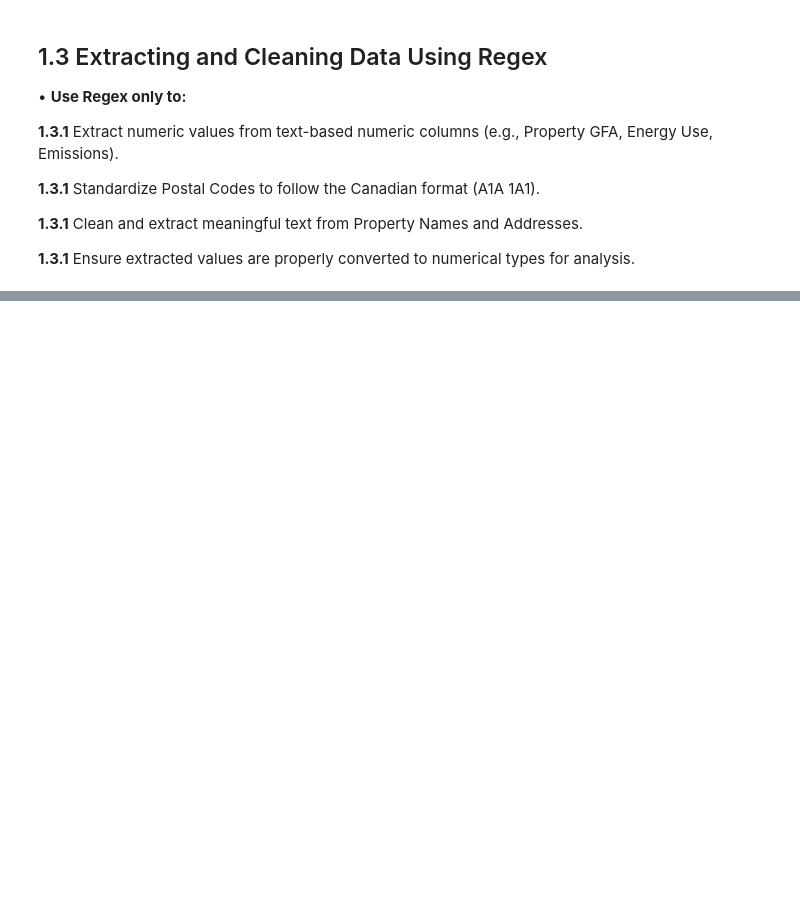
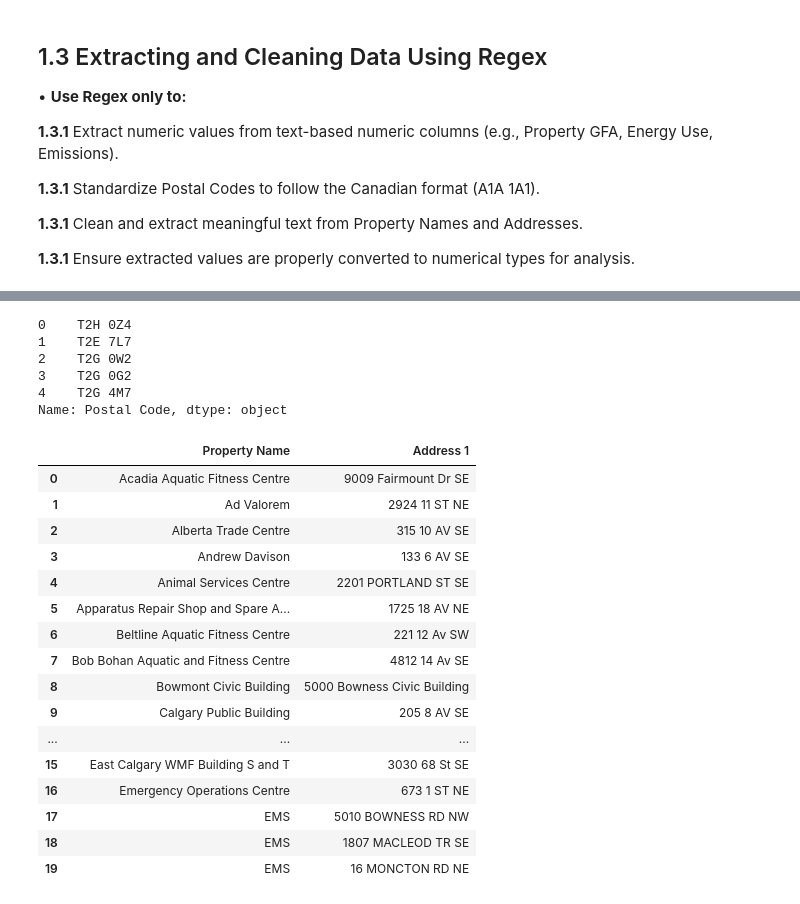
Before and after one commit to msthalegu/Analysis-of-Energy-Consumption-Trends-in-Calgary-, a Jupyter notebook: AssignmentFour.ipynb, the cells around one changed output, grey strips where cells are left out. Saved outputs shown, nothing was run; the diff lists cells and outputs as text; code cells hidden in the pictures; blank space fills up the shorter version.

```diff
--- a/AssignmentFour.ipynb
+++ b/AssignmentFour.ipynb
@@ -141,3 +141,22 @@ __1.3.1__ Standardize Postal Codes to follow the Canadian format (A1A 1A1).
 __1.3.1__ Clean and extract meaningful text from Property Names and Addresses.
 
 __1.3.1__ Ensure extracted values are properly converted to numerical types for analysis.
+# %%
+import pandas as pd
+import re
+
+# 1.3.1 Extract numeric values from text-based numeric columns (e.g., Property GFA, Energy Use, Emissions).
+def numeric_object(df):                                             #Function name
+    numeric_columns = []                                            #columns names in a list
+    for col in df.select_dtypes(include=['object']).columns:
+        if df[col].astype(str).str.match(r'-?\d+\.?\d*', na=False).all():  # Verifica si hay al menos un número válido
+            numeric_columns.append(col)
+    return numeric_columns
+
+list_columns = numeric_object(dfc)    #Llamar a la funcion
+
+for col in list_columns[1:]:          #Codigo para cambiar str a float
+    if col in dfc.columns:            # Extraer lista de números encontrados
+        dfc[col] = (dfc[col].apply(lambda str: re.findall(r'-?\d+\.?\d*', str)))
+
+#dfc.info()
@@ -143,0 +181,45 @@ __1.3.1__ Ensure extracted values are properly converted to numerical types for
+# %%
+import pandas as pd
+import re
+
+# 1.3.1 Standardize Postal Codes to follow the Canadian format (A1A 1A1).
+def Canadian_format(postal):
+    match = re.match(r'([a-zA-Z]\d[a-zA-Z])\s?(\d[a-zA-Z]\d)', str(postal).upper().strip())
+    return f"{match.group(1)} {match.group(2)}" if match else None
+
+dfc["Postal Code"] = dfc["Postal Code"].apply(Canadian_format)
+
+print(dfc["Postal Code"].head())
+# %% [output]
+0    T2H 0Z4
+1    T2E 7L7
+2    T2G 0W2
+3    T2G 0G2
+4    T2G 4M7
+Name: Postal Code, dtype: object
+# %%
+import pandas as pd
+import re
+df = dfc.copy()
+
+df['Property Name'] = df['Property Name'].apply(lambda x: re.sub(r'[^a-zA-Z\s]', '', x).strip())
+df['Address 1'] = df['Address 1'].apply(lambda x: re.sub(r'[^a-zA-Z0-9\s,]', '', x).strip())
+df[['Property Name', 'Address 1']].head(20)
+# %% [output]
+|  | Property Name | Address 1 |
+| 0 | Acadia Aquatic Fitness Centre | 9009 Fairmount Dr SE |
+| 1 | Ad Valorem | 2924 11 ST NE |
+| 2 | Alberta Trade Centre | 315 10 AV SE |
+| 3 | Andrew Davison | 133 6 AV SE |
+| 4 | Animal Services Centre | 2201 PORTLAND ST SE |
+| 5 | Apparatus Repair Shop and Spare A... | 1725 18 AV NE |
+| 6 | Beltline Aquatic Fitness Centre | 221 12 Av SW |
+| 7 | Bob Bohan Aquatic and Fitness Centre | 4812 14 Av SE |
+| 8 | Bowmont Civic Building | 5000 Bowness Civic Building |
+| 9 | Calgary Public Building | 205 8 AV SE |
+| ... | ... | ... |
+| 15 | East Calgary WMF Building S and T | 3030 68 St SE |
+| 16 | Emergency Operations Centre | 673 1 ST NE |
+| 17 | EMS | 5010 BOWNESS RD NW |
+| 18 | EMS | 1807 MACLEOD TR SE |
+| 19 | EMS | 16 MONCTON RD NE |
```
Also changed, not shown: parts of 2 cells of this notebook.
